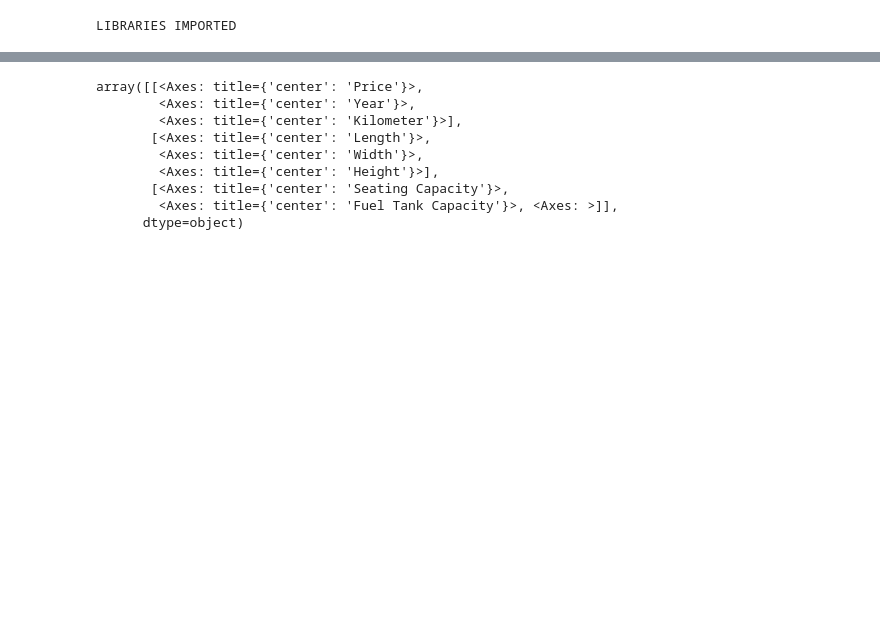
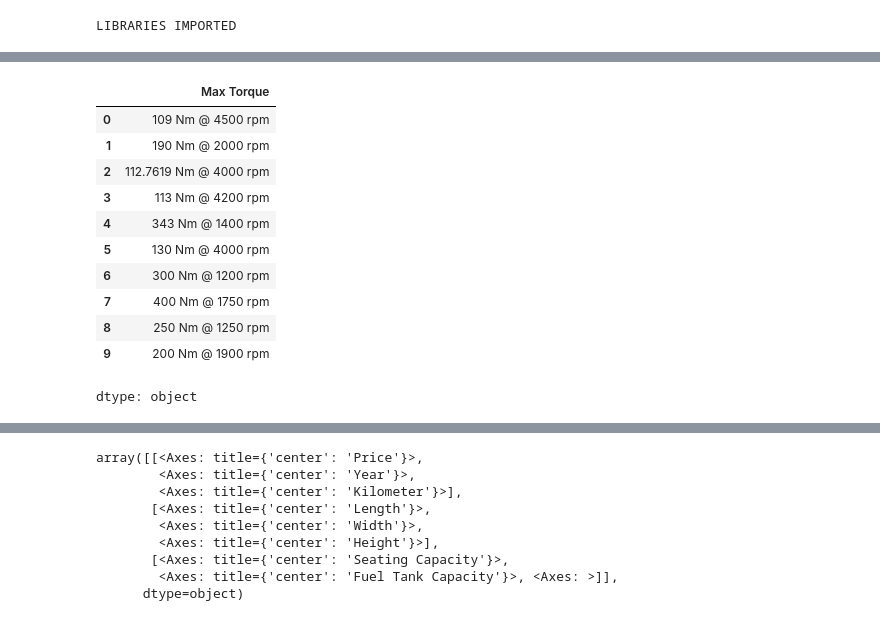
Before and after one commit to semingrai/Hands-on-ML-, a Jupyter notebook: CHp1-2/ex7.ipynb, the cells around one changed output, grey strips where cells are left out. Cells and saved outputs as stored; diff of their text form; code cells hidden in the pictures; blank space fills up the shorter version.

```diff
--- a/CHp1-2/ex7.ipynb
+++ b/CHp1-2/ex7.ipynb
@@ -39,3 +65,18 @@ Index(['Make', 'Model', 'Price', 'Year', 'Kilometer', 'Fuel Type',
+# %%
+data["Max Torque"].head(10)
+# %% [output]
+|  | Max Torque |
+| 0 | 109 Nm @ 4500 rpm |
+| 1 | 190 Nm @ 2000 rpm |
+| 2 | 112.7619 Nm @ 4000 rpm |
+| 3 | 113 Nm @ 4200 rpm |
+| 4 | 343 Nm @ 1400 rpm |
+| 5 | 130 Nm @ 4000 rpm |
+| 6 | 300 Nm @ 1200 rpm |
+| 7 | 400 Nm @ 1750 rpm |
+| 8 | 250 Nm @ 1250 rpm |
+| 9 | 200 Nm @ 1900 rpm |
+dtype: object
 # %%
 data.info()
 # %% [output]
```
Also changed, not shown: parts of 15 cells of this notebook.
